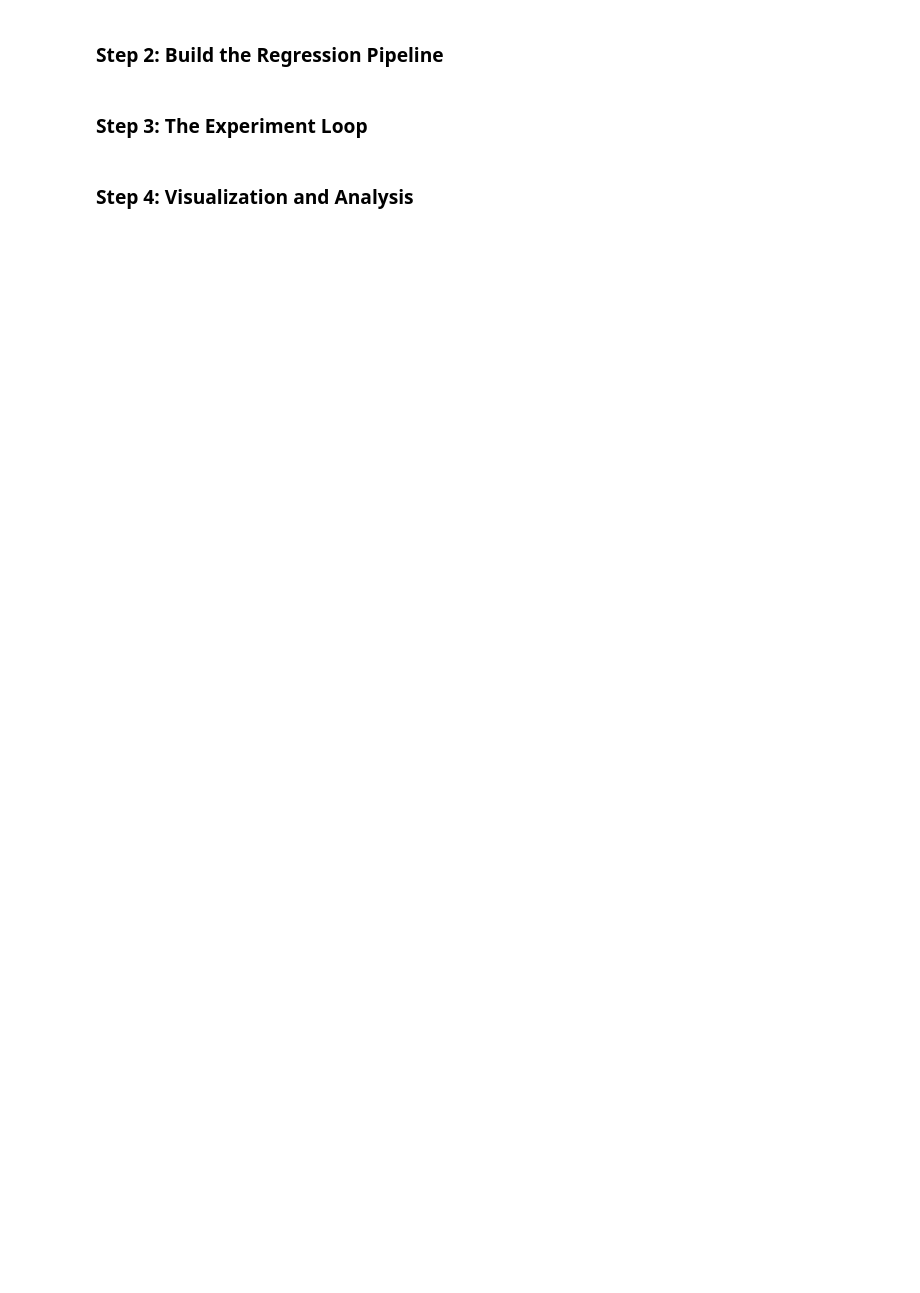
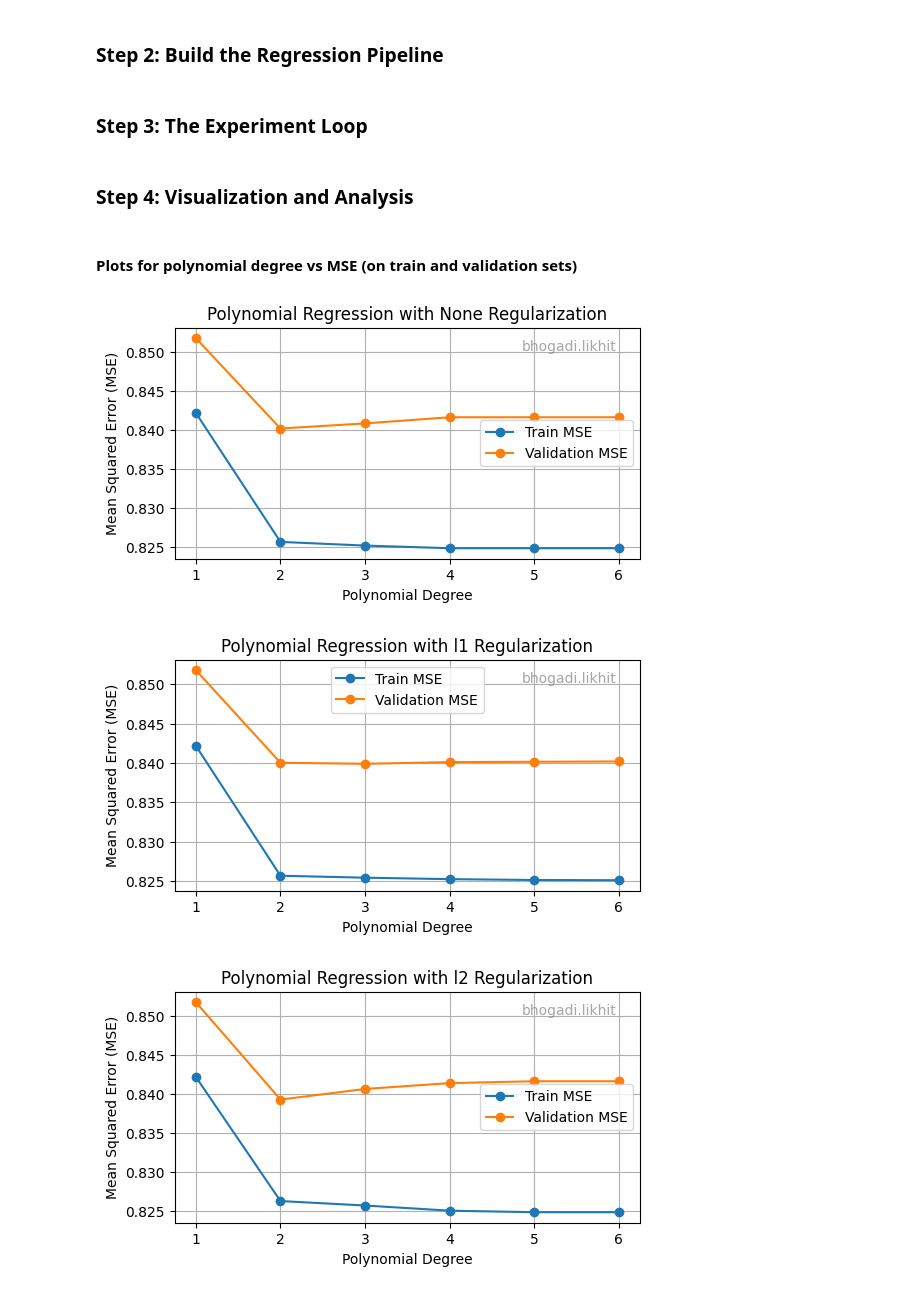
Before and after one commit to likhitbhogadi/smai-a2, a Jupyter notebook: a1_q3/a1_q3.ipynb, the cells around one changed output. Drawn from its saved outputs; the diff is of its cells as text; code cells hidden in the pictures; blank space fills up the shorter version.

```diff
--- a/a1_q3/a1_q3.ipynb
+++ b/a1_q3/a1_q3.ipynb
@@ -278,2 +305,62 @@ results = run_poly_regression(X_train, y_train, X_val, y_val, X_test, y_test)
 # %% [markdown]
 ### Step 4: Visualization and Analysis
+# %% [markdown]
+#### Plots for polynomial degree vs MSE (on train and validation sets)
+# %%
+# Plot Degree vs MSE for each regularization type
+
+import matplotlib.pyplot as plt
+
+def add_username_to_plot(username):
+    """Helper method to add the username to a plot."""
+    plt.text(
+        0.95, 0.95, username,
+        ha='right', va='top',
+        transform=plt.gca().transAxes,
+        fontsize=10, color='gray', alpha=0.7
+    )
+
+def plot_results(results):
+    """
+    Plots Degree vs MSE for training, validation, and test sets for each regularization type.
+    Parameters:
+    - results: List of dictionaries containing results for each configuration.
+    """
+    # Convert results to DataFrame for easier plotting
+    results_df = pd.DataFrame(results)
+
+    for regularizer in ['None', 'l1', 'l2']:
+        subset = results_df[results_df['regularizer'] == regularizer]
+
+        plt.figure(figsize=(6, 3))
+        plt.plot(subset['degree'], subset['train_mse'], marker='o', label='Train MSE')
+        plt.plot(subset['degree'], subset['val_mse'], marker='o', label='Validation MSE')
+
+        plt.xlabel('Polynomial Degree')
+        plt.ylabel('Mean Squared Error (MSE)')
+        plt.title(f'Polynomial Regression with {regularizer} Regularization')
+        plt.xticks(subset['degree'])
+        plt.legend()
+        plt.grid(True)
+        add_username_to_plot(USERNAME)
+        # 1. Find the maximum MSE value in the current subset's data
+        max_mse = max(subset['train_mse'].max(), subset['val_mse'].max())
+
+        # 2. Set the top of the y-axis to be 20% higher than the max value
+        #    You can change 1.2 to 1.1 (10%), 1.5 (50%), etc.
+        top_limit = max_mse * 1.2
+
+        # 3. Set both the bottom and top limits in one command
+        # plt.ylim(bottom=0, top=top_limit)
+
+        plt.show()
+
+# Plot the results
+plot_results(results)
+# Print the results in a tabular format for clarity
+results_df = pd.DataFrame(results).drop(columns=['test_mse'])
+print(results_df)
+# %% [output]
+[figure, added]
+[figure, added]
+[figure, added]
```
Also changed, not shown: parts of 31 cells of this notebook, 3 other files.
